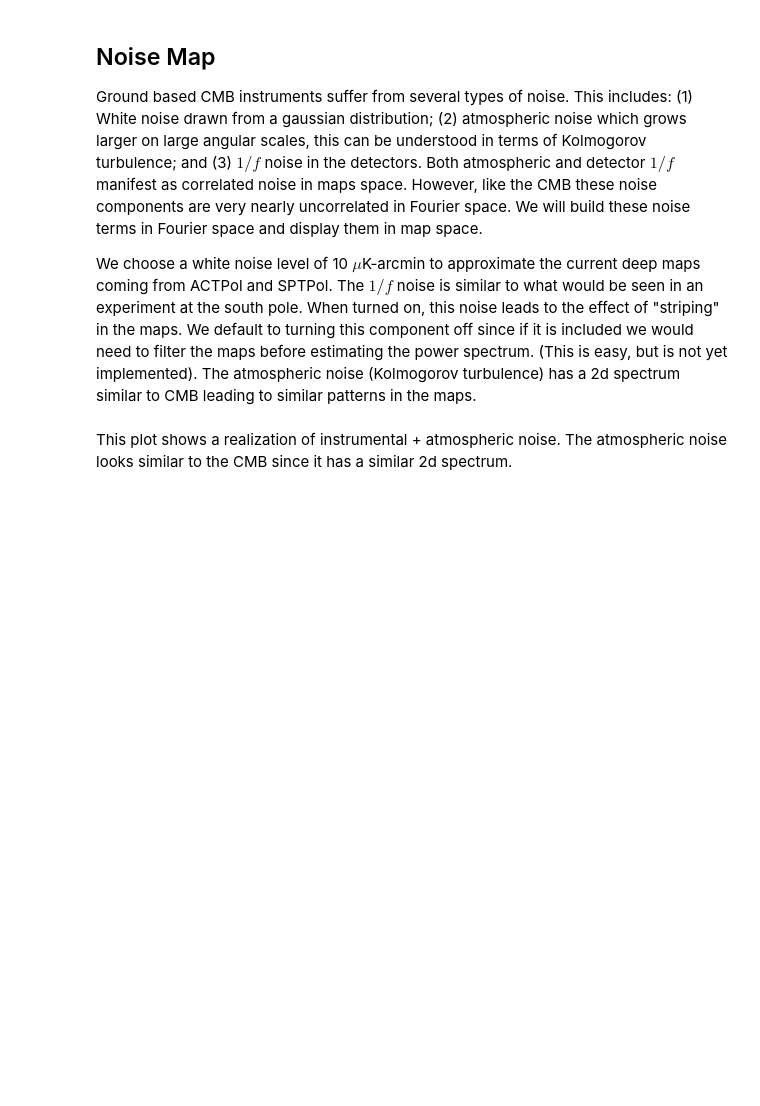
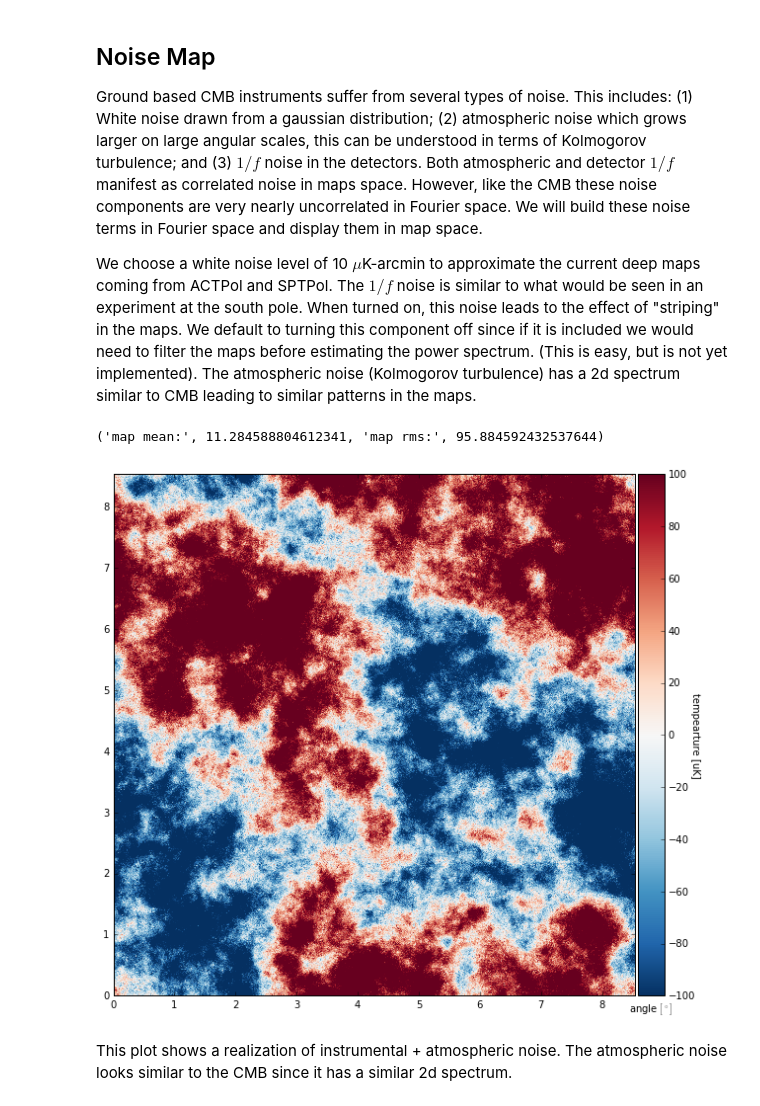
Before and after one commit to jeffmcm1977/CMBAnalysis_SummerSchool, a Jupyter notebook: CMB_Analysis_Summer_School_PartThree.ipynb, the cells around one changed output. Saved outputs shown, nothing was run; the diff lists cells and outputs as text; code cells hidden in the pictures; blank space fills up the shorter version.

```diff
--- a/CMB_Analysis_Summer_School_PartThree.ipynb
+++ b/CMB_Analysis_Summer_School_PartThree.ipynb
@@ -116,8 +125,8 @@ Ground based CMB instruments suffer from several types of noise.  This includes:
 We choose a white noise level of 10 $\mu$K-arcmin to approximate the current deep maps coming from ACTPol and SPTPol.  The $1/f$ noise is similar to what would be seen in an experiment at the south pole.  When turned on, this noise leads to the effect of "striping" in the maps.  We default to turning this component off since if it is included we would need to filter the maps before estimating the power spectrum.  (This is easy, but is not yet implemented).  The atmospheric noise (Kolmogorov turbulence) has a 2d spectrum similar to CMB leading to similar patterns in the maps.
 # %%
 white_noise_level = 10.
-atmospheric_noise_level = 0.5*0.  # the multily by zero turns this off
-one_over_f_noise_level = 2.0 * 0.1 # the multily by zero turns this off
+atmospheric_noise_level = 0.5*1.  # the multily by zero turns this off
+one_over_f_noise_level = 2.0 * 0. # the multily by zero turns this off
 
 def make_noise_map(N,pix_size,white_noise_level,atmospheric_noise_level,one_over_f_noise_level):
     "makes a realization of instrument noise, atmosphere and 1/f noise level set at 1 degrees"
@@ -127,34 +136,38 @@ def make_noise_map(N,pix_size,white_noise_level,atmospheric_noise_level,one_over
     ## make an atnosperhic noise map
     atmospheric_noise = 0.
     if (atmospheric_noise_level != 0):
         ones = np.ones(N)
         inds  = (np.arange(N)+.5 - N/2.)
         X = np.outer(ones,inds)
         Y = np.transpose(X)
         R = np.sqrt(X**2. + Y**2.) * pix_size /60. ## angles relative to 1 degrees
         mag_k = 2 * np.pi/(R+.01)  ## 0.01 is a regularization factor
         atmospheric_noise = np.fft.fft2(np.random.normal(0,1,(N,N)))
-        atmospheric_noise  = np.fft.ifft2(atmospheric_noise * np.fft.fftshift(mag_k**(5/3.)))* atmospheric_noise_level/pix_size
+        atmospheric_noise  = np.fft.ifft2(atmospheric_noise * np.fft.fftshift(mag_k**(5/3.)))\
+        * atmospheric_noise_level/pix_size
 
     ## make a 1/f map, along a single direction to illustrate striping
     oneoverf_noise = 0.
     if (one_over_f_noise_level != 0):
         ones = np.ones(N)
         inds  = (np.arange(N)+.5 - N/2.)
         X = np.outer(ones,inds) * pix_size /60. ## angles relative to 1 degrees
         kx = 2 * np.pi/(X+.01) ## 0.01 is a regularization factor
         oneoverf_noise = np.fft.fft2(np.random.normal(0,1,(N,N)))
         oneoverf_noise = np.fft.ifft2(oneoverf_noise * np.fft.fftshift(kx))* one_over_f_noise_level/pix_size
 
     ## return the noise map
     noise_map = np.real(white_noise + atmospheric_noise + oneoverf_noise)
     return(noise_map)
   ###############################
 
 ## make an instrument noise map
 Noise = make_noise_map(N,pix_size,white_noise_level,atmospheric_noise_level,one_over_f_noise_level)
 
 p=Plot_CMB_Map(Noise,c_min/4.,c_max/4.,X_width,Y_width)
+# %% [output]
+('map mean:', 11.284588804612341, 'map rms:', 95.884592432537644)
+[figure, added]
 # %% [markdown]
 This plot shows a realization of instrumental + atmospheric noise.  The atmospheric noise looks similar to the CMB since it has a similar 2d spectrum.
 # %% [markdown]
```
Also changed, not shown: parts of 4 cells of this notebook, 1 other file.
